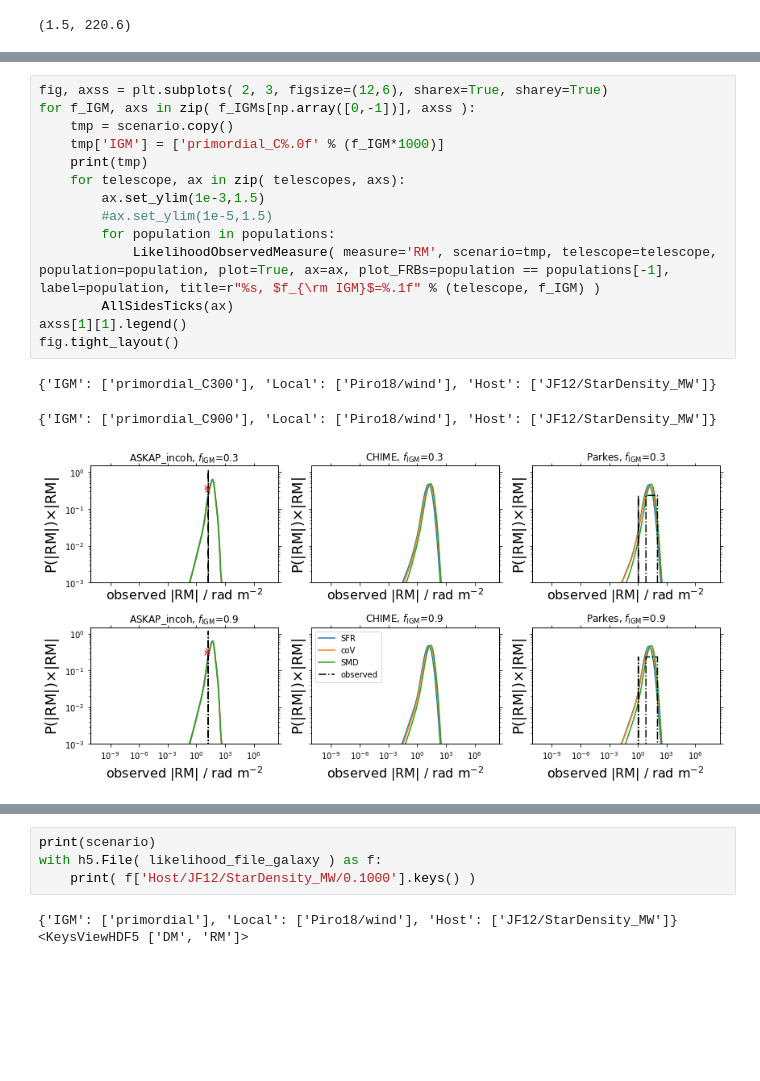
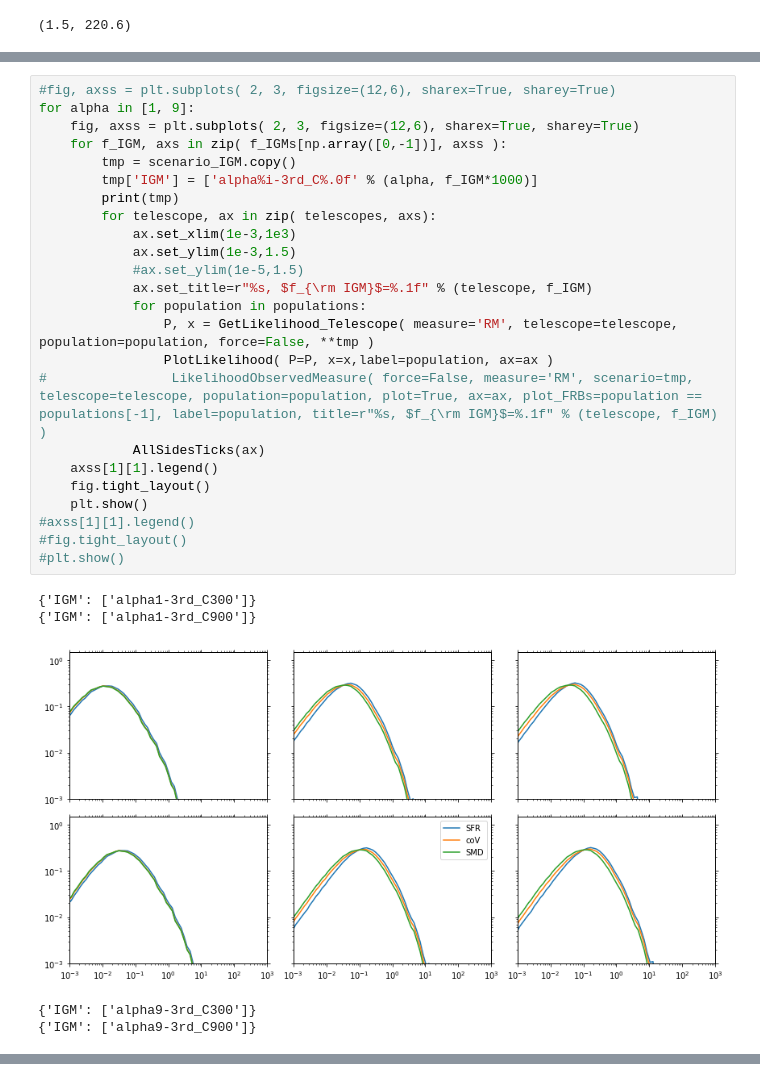
Before and after one commit to FRBs/PreFRBLE, a Jupyter notebook: notebooks/PreFRBLE_JointAnalysis_fIGM-alpha-population.ipynb, the cells around one changed output, grey strips where cells are left out. Cells and saved outputs as stored; diff of their text form; blank space fills up the shorter version.

```diff
--- a/notebooks/PreFRBLE_JointAnalysis_fIGM-alpha-population.ipynb
+++ b/notebooks/PreFRBLE_JointAnalysis_fIGM-alpha-population.ipynb
@@ -101,20 +108,32 @@ def LikelihoodObservedMeasure( measure='DM', scenario={}, telescope='Parkes', po
             ax.plot( Measures[localized], y_Measures, marker='x', linestyle=' ' )
     return likelihoods
 # %%
-fig, axss = plt.subplots( 2, 3, figsize=(12,6), sharex=True, sharey=True)
-for f_IGM, axs in zip( f_IGMs[np.array([0,-1])], axss ):
-    tmp = scenario.copy()
-    tmp['IGM'] = ['primordial_C%.0f' % (f_IGM*1000)]
-    print(tmp)
-    for telescope, ax in zip( telescopes, axs):
-        ax.set_ylim(1e-3,1.5)
-        #ax.set_ylim(1e-5,1.5)
-        for population in populations:
-            LikelihoodObservedMeasure( measure='RM', scenario=tmp, telescope=telescope, population=population, plot=True, ax=ax, plot_FRBs=population == populations[-1], label=population, title=r"%s, $f_{\rm IGM}$=%.1f" % (telescope, f_IGM) )
-        AllSidesTicks(ax)
-axss[1][1].legend()
-fig.tight_layout()
+#fig, axss = plt.subplots( 2, 3, figsize=(12,6), sharex=True, sharey=True)
+for alpha in [1, 9]:
+    fig, axss = plt.subplots( 2, 3, figsize=(12,6), sharex=True, sharey=True)
+    for f_IGM, axs in zip( f_IGMs[np.array([0,-1])], axss ):
+        tmp = scenario_IGM.copy()
+        tmp['IGM'] = ['alpha%i-3rd_C%.0f' % (alpha, f_IGM*1000)]
+        print(tmp)
+        for telescope, ax in zip( telescopes, axs):
+            ax.set_xlim(1e-3,1e3)
+            ax.set_ylim(1e-3,1.5)
+            #ax.set_ylim(1e-5,1.5)
+            ax.set_title=r"%s, $f_{\rm IGM}$=%.1f" % (telescope, f_IGM)
+            for population in populations:
+                P, x = GetLikelihood_Telescope( measure='RM', telescope=telescope, population=population, force=False, **tmp )
+                PlotLikelihood( P=P, x=x,label=population, ax=ax )
+#                LikelihoodObservedMeasure( force=False, measure='RM', scenario=tmp, telescope=telescope, population=population, plot=True, ax=ax, plot_FRBs=population == populations[-1], label=population, title=r"%s, $f_{\rm IGM}$=%.1f" % (telescope, f_IGM) )
+            AllSidesTicks(ax)
+    axss[1][1].legend()
+    fig.tight_layout()
+    plt.show()
+#axss[1][1].legend()
+#fig.tight_layout()
+#plt.show()
 # %% [output]
-{'IGM': ['primordial_C300'], 'Local': ['Piro18/wind'], 'Host': ['JF12/StarDensity_MW']}
+{'IGM': ['alpha1-3rd_C300']}
+{'IGM': ['alpha1-3rd_C900']}
+[figure, new version]
-{'IGM': ['primordial_C900'], 'Local': ['Piro18/wind'], 'Host': ['JF12/StarDensity_MW']}
+{'IGM': ['alpha9-3rd_C300']}
+{'IGM': ['alpha9-3rd_C900']}
-[figure, old version]
@@ -121,7 +140,0 @@ fig.tight_layout()
-# %%
-print(scenario)
-with h5.File( likelihood_file_galaxy ) as f:
-    print( f['Host/JF12/StarDensity_MW/0.1000'].keys() )
-# %% [output]
-{'IGM': ['primordial'], 'Local': ['Piro18/wind'], 'Host': ['JF12/StarDensity_MW']}
-<KeysViewHDF5 ['DM', 'RM']>
```
Also changed, not shown: parts of 14 cells of this notebook, 12 other files.
